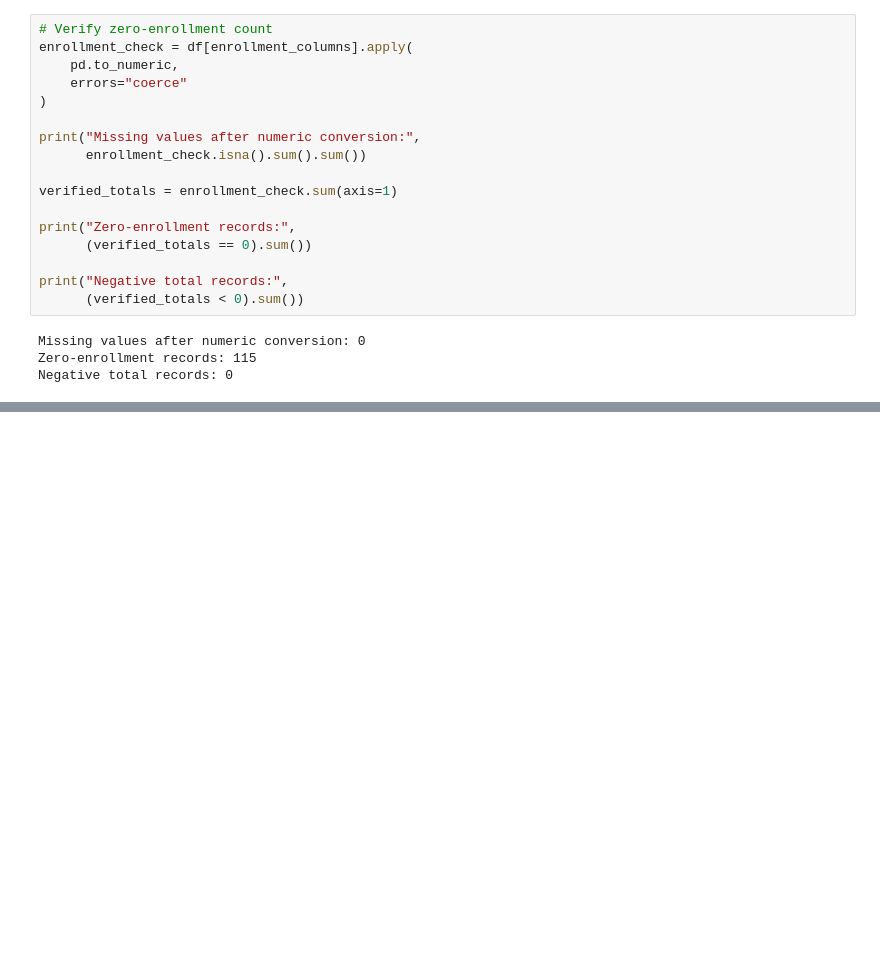
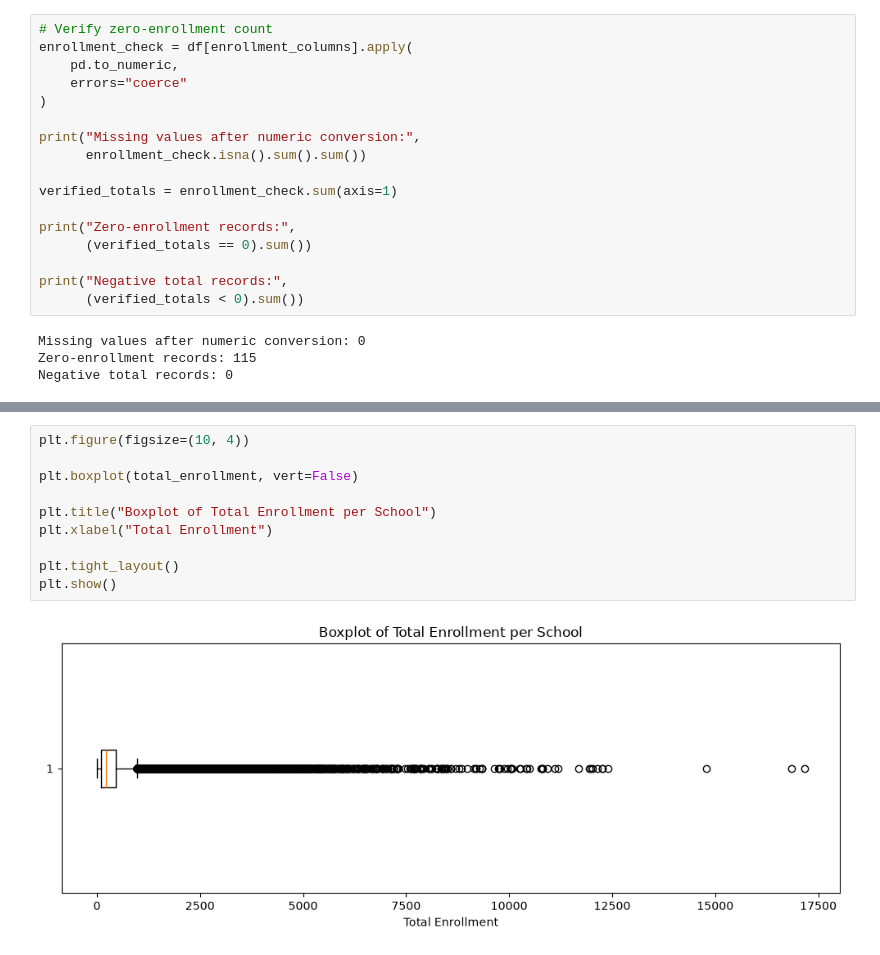
Before and after one commit to zem464/EduInsights, a Jupyter notebook: notebooks/01_dataset_audit.ipynb, the cells around one changed output, grey strips where cells are left out. Drawn from its saved outputs; the diff is of its cells as text; blank space fills up the shorter version.

```diff
--- a/notebooks/01_dataset_audit.ipynb
+++ b/notebooks/01_dataset_audit.ipynb
@@ -748,0 +1282,12 @@ Negative total records: 0
+# %%
+plt.figure(figsize=(10, 4))
+
+plt.boxplot(total_enrollment, vert=False)
+
+plt.title("Boxplot of Total Enrollment per School")
+plt.xlabel("Total Enrollment")
+
+plt.tight_layout()
+plt.show()
+# %% [output]
+[figure, added]
```
Also changed, not shown: parts of 35 cells of this notebook, 1 other file.
